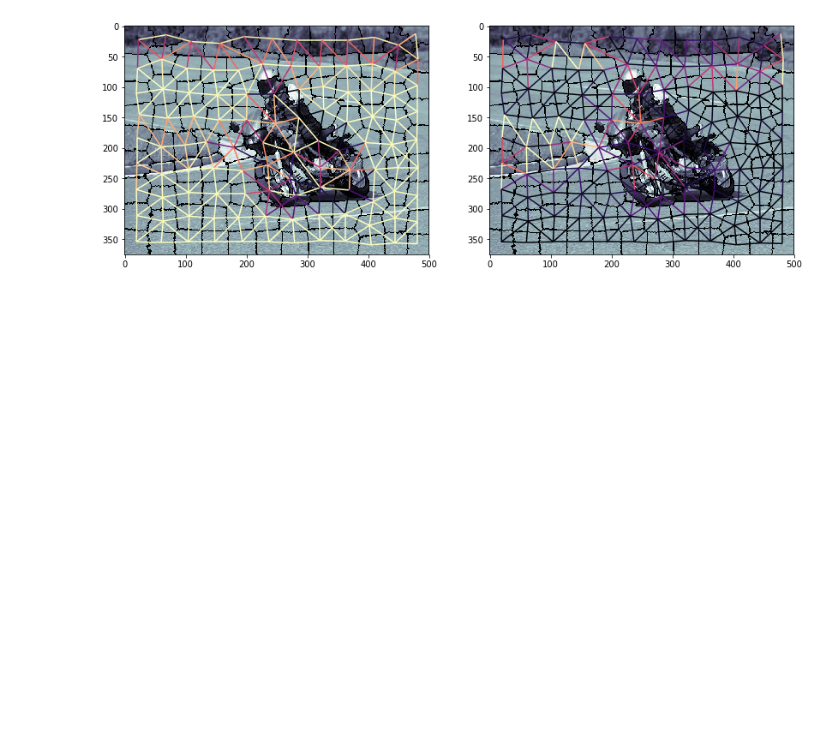
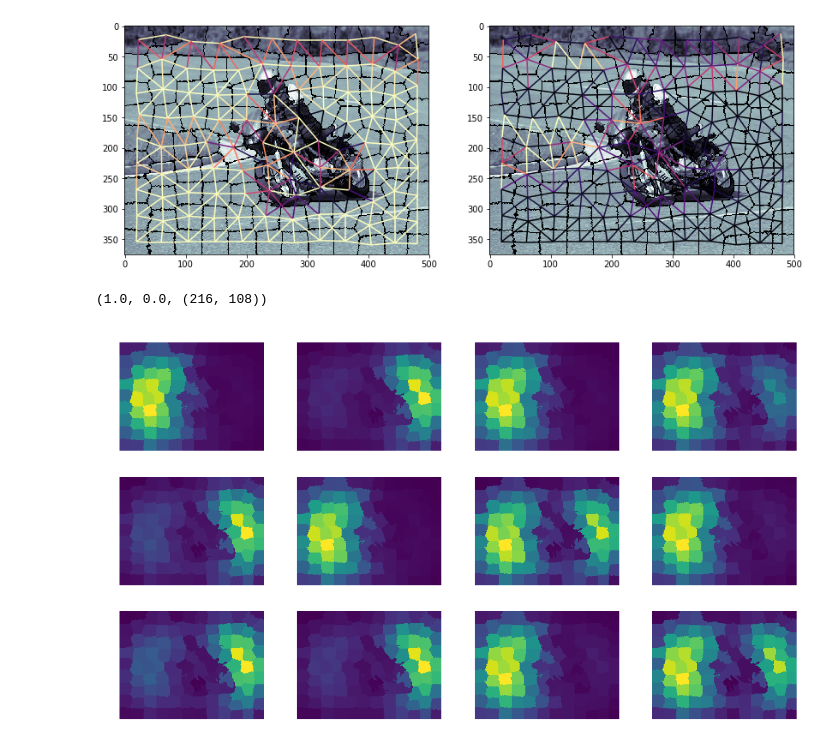
Before and after one commit to connorgreenwell/image_seg_interdep_epidemic, a Jupyter notebook: src/notebooks/20180415_segmentation-Copy1.ipynb, the cells around one changed output. Cells and saved outputs as stored; diff of their text form; code cells hidden in the pictures; blank space fills up the shorter version.

```diff
--- a/src/notebooks/20180415_segmentation-Copy1.ipynb
+++ b/src/notebooks/20180415_segmentation-Copy1.ipynb
@@ -161,5 +164,17 @@ def segment_proposals(img, sps, horizon):
 # %%
 proposals = segment_proposals(img, sps, 50)
+# %%
+proposals.max(), proposals.min(), proposals.shape
+# %% [output]
+(1.0, 0.0, (216, 108))
+# %%
+_, axs = plt.subplots(3,4)
+for bar, ax in zip(proposals[::16], axs.flat):
+    ax.matshow(bar[sps])
+    ax.set_axis_off()
+plt.tight_layout();
+# %% [output]
+[figure, added]
 # %%
 _, axs = plt.subplots(3,4)
 for bar, ax in zip(proposals[::8], axs.flat):
```
Also changed, not shown: parts of 5 cells of this notebook, 1 other file.
